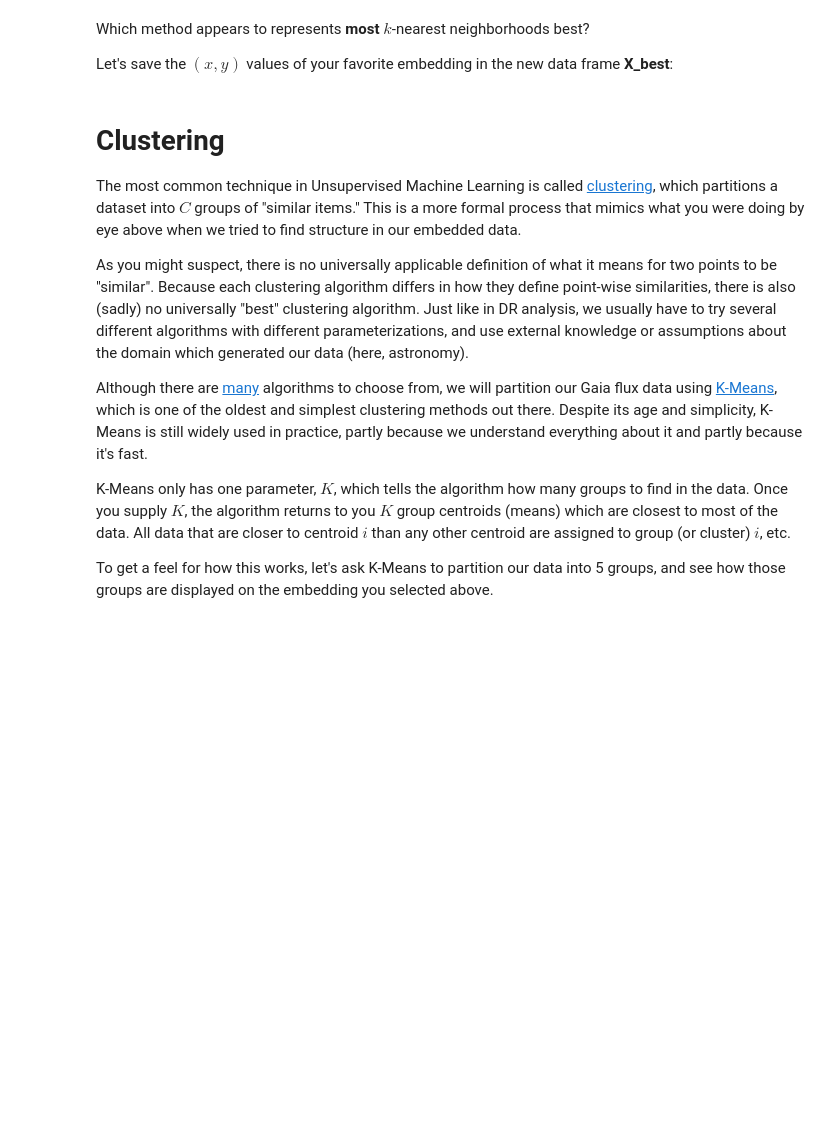
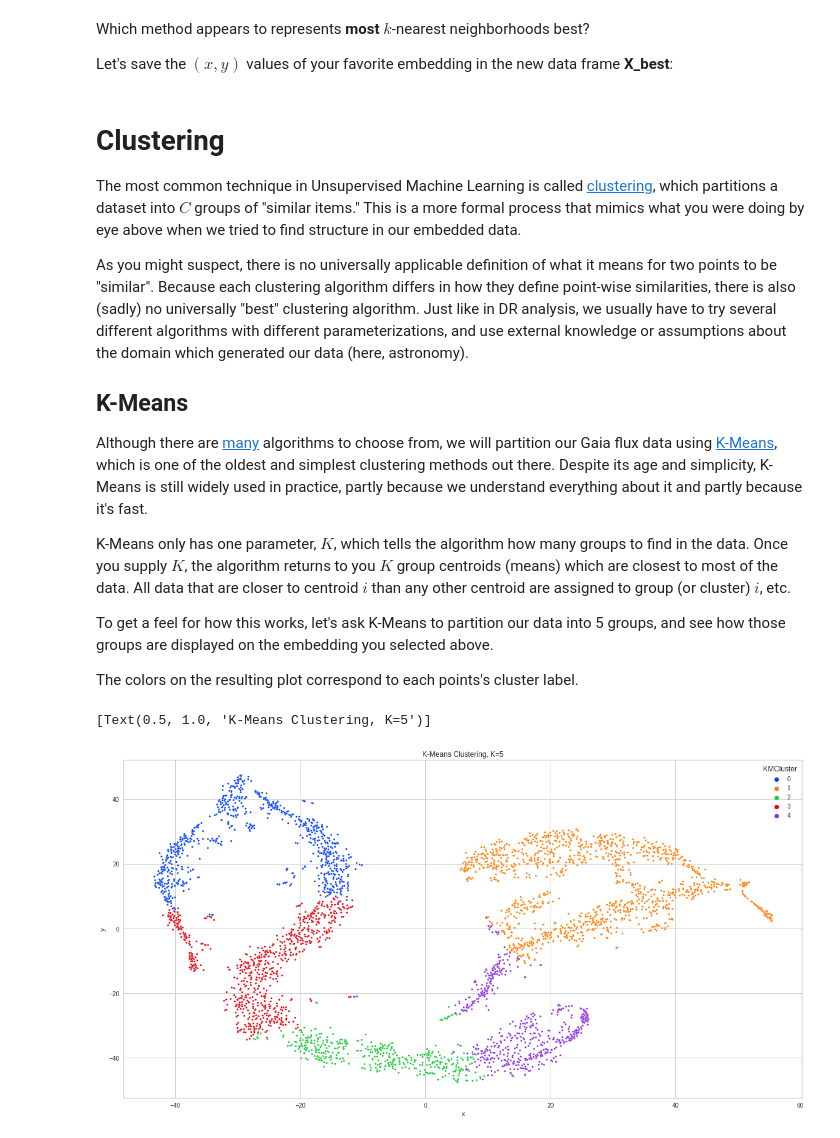
Before and after one commit to jt-ut/GaiaREU, a Jupyter notebook: GaiaREU-ML_v1.ipynb, the cells around one changed output. Saved outputs shown, nothing was run; the diff lists cells and outputs as text; code cells hidden in the pictures; blank space fills up the shorter version.

```diff
--- a/GaiaREU-ML_v1.ipynb
+++ b/GaiaREU-ML_v1.ipynb
@@ -321,13 +339,23 @@ The most common technique in Unsupervised Machine Learning is called [clustering
 
 As you might suspect, there is no universally applicable definition of what it means for two points to be "similar". Because each clustering algorithm differs in how they define point-wise similarities, there is also (sadly) no universally "best" clustering algorithm. Just like in DR analysis, we usually have to try several different algorithms with different parameterizations, and use external knowledge or assumptions about the domain which generated our data (here, astronomy).
 
+## K-Means
+
 Although there are [many](https://scikit-learn.org/stable/modules/clustering.html) algorithms to choose from, we will partition our Gaia flux data using  [K-Means](https://en.wikipedia.org/wiki/K-means_clustering#:~:text=k%2Dmeans%20clustering%20is%20a,a%20prototype%20of%20the%20cluster.), which is one of the oldest and simplest clustering methods out there. Despite its age and simplicity, K-Means is still widely used in practice, partly because we understand everything about it and partly because it's fast.
 
 K-Means only has one parameter, $K$, which tells the algorithm how many groups to find in the data. Once you supply $K$, the algorithm returns to you $K$ group centroids (means) which are closest to most of the data. All data that are closer to centroid $i$ than any other centroid are assigned to group (or cluster) $i$, etc.
 
 To get a feel for how this works, let's ask K-Means to partition our data into 5 groups, and see how those groups are displayed on the embedding you selected above.
+
+The colors on the resulting plot correspond to each points's cluster label.
 # %%
 ## Run K-Means Clustering with K=5 groups
 #  Calling KMeans returns an integer vector, length = nrows(flux),
 #  which contains the cluster label for each Gaia source
-X_best['KMCluster'] = KMeans(n_clusters=5, random_state=123).fit(flux).labels_
+X_best['KMCluster'] = KMeans(n_clusters=5, init='k-means++', n_init=1, random_state=123).fit(flux).labels_
+
+plt.rcParams['figure.figsize'] = (20,10)
+sns.scatterplot(x='x', y='y', hue='KMCluster', data = X_best, s=10, palette="bright").set(title='K-Means Clustering, K=5')
+# %% [output]
+[Text(0.5, 1.0, 'K-Means Clustering, K=5')]
+[figure, added]
```
Also changed, not shown: parts of 14 cells of this notebook.
